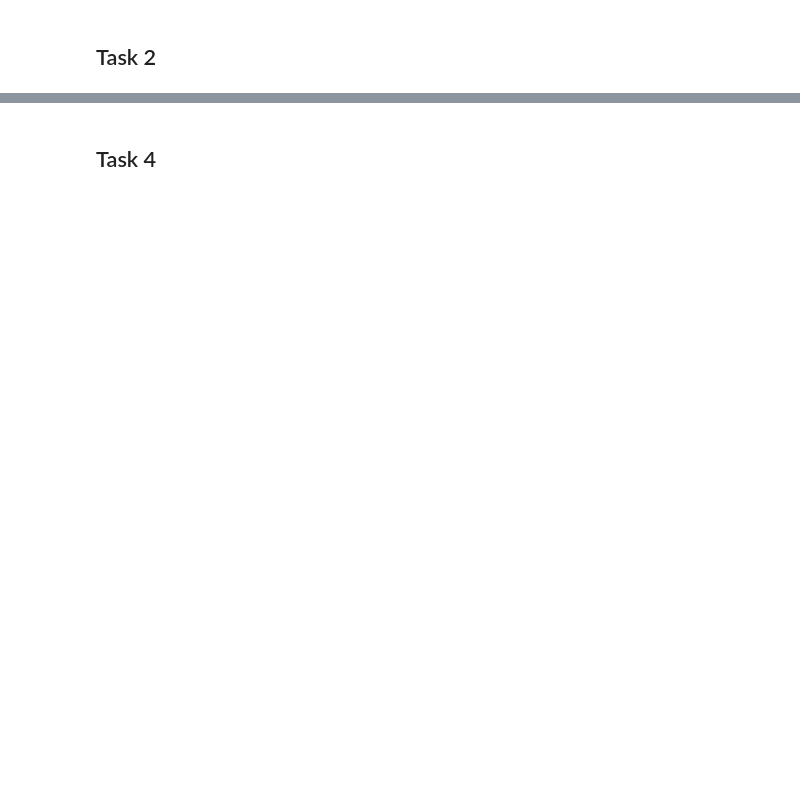
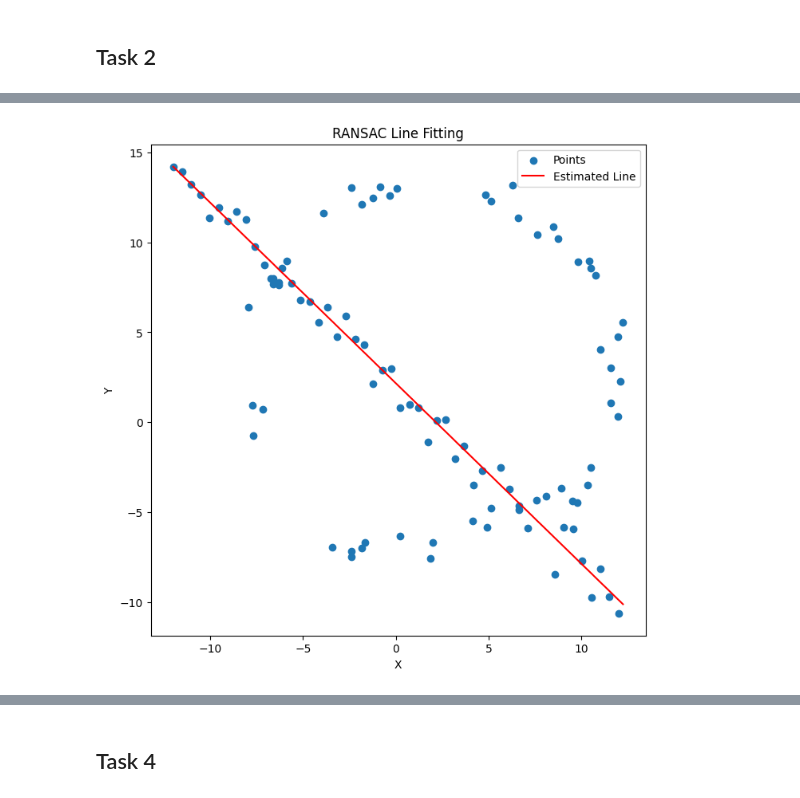
Before and after one commit to InduwaraGayashan001/Fitting-and-Alignment, a Jupyter notebook: a2.ipynb, the cells around one changed output, grey strips where cells are left out. Drawn from its saved outputs; the diff is of its cells as text; code cells hidden in the pictures; blank space fills up the shorter version.

```diff
--- a/a2.ipynb
+++ b/a2.ipynb
@@ -138,0 +179,83 @@ Maximum Sigma: 64.00000000000006
+# %%
+import math
+
+def find_line_parameters_using_2_points(x1,y1,x2,y2):
+
+        m = (y2-y1)/(x2-x1)
+        c = y1 - m*x1
+
+        a = m
+        b = -1
+        d = -c
+
+        a_normalized = a/math.sqrt(a**2+b**2)
+        b_normalized = b/math.sqrt(a**2+b**2)
+        d_normalized = d/math.sqrt(a**2+b**2)
+
+        return a_normalized,b_normalized,d_normalized
+
+def RANSAC_line_fitting(X, iterations, threshold, min_inliers):
+
+    best_model = None
+    best_inliers = []
+
+    for i in range(iterations):
+
+        sample_indices = np.random.choice(len(X),2,replace=False)
+        x1,y1 = X[sample_indices[0]]
+        x2,y2 = X[sample_indices[1]]
+
+        a,b,d = find_line_parameters_using_2_points(x1,y1,x2,y2)
+
+        magnitude = np.sqrt(a**2 + b**2)
+        a = a/magnitude
+        b = b/magnitude
+
+        distances = np.abs(a*X[:,0]+b*X[:,1]-d)
+
+        inliers  = np.where(distances<threshold)[0]
+
+        if len(inliers) >= min_inliers:
+            if len(inliers) > len(best_inliers):
+                best_model   = (a,b,d)
+                best_inliers = inliers
+
+    return best_model,best_inliers
+
+# Parameters for RANSAC
+iterations = 100000
+threshold = 0.2
+min_inliers = 15
+
+# Run RANSAC to find the best line
+best_model, best_inliers = RANSAC_line_fitting(X, iterations, threshold, min_inliers)
+
+# Extract the parameters of the best line (a, b, d)
+a, b, d = best_model
+
+# Display the parameters of the best line
+print(f"Best Line Parameters: a = {a}, b = {b}, d = {d}")
+
+# Define the line: ax + by = d -> y = (-a/b)x + (d/b)
+slope = -a / b
+intercept = d / b
+
+# Generate x values for plotting the line
+x_values = np.linspace(np.min(X[:, 0]), np.max(X[:, 0]), 100)
+y_values = slope * x_values + intercept
+
+fig, ax = plt.subplots(1, 1, figsize=(8, 8))
+ax.scatter(X[:, 0], X[:, 1], label='Points')
+
+# Plot the best fitting line
+ax.plot(x_values, y_values, color='red', label='Estimated Line')
+
+# Add labels and legend
+plt.xlabel('X')
+plt.ylabel('Y')
+plt.legend()
+plt.title('RANSAC Line Fitting')
+
+# Show the plot
+plt.show()
+# %% [output]
@@ -138,0 +263 @@ Maximum Sigma: 64.00000000000006
+[figure, added]
```
Also changed, not shown: parts of 6 cells of this notebook.
